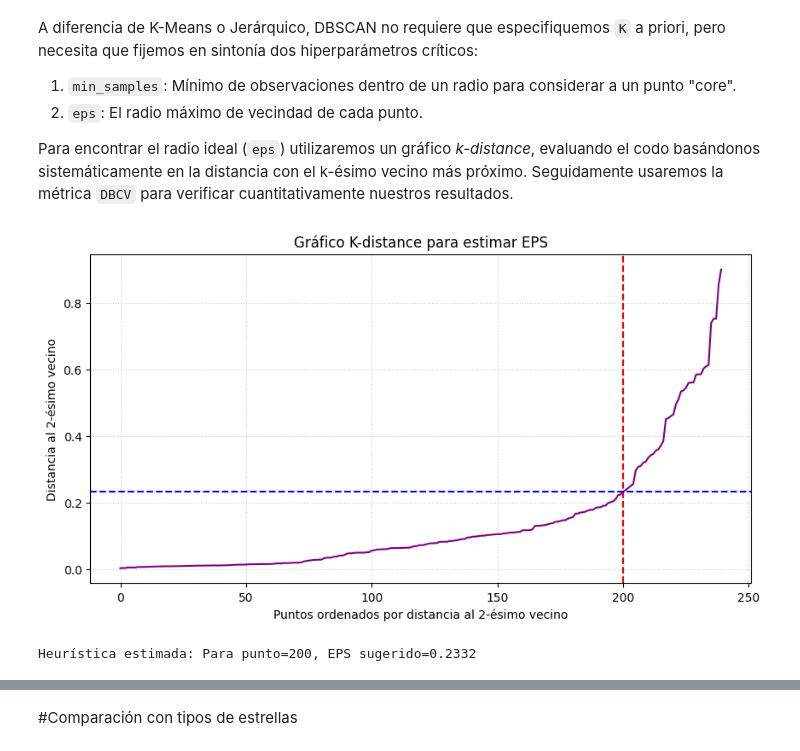
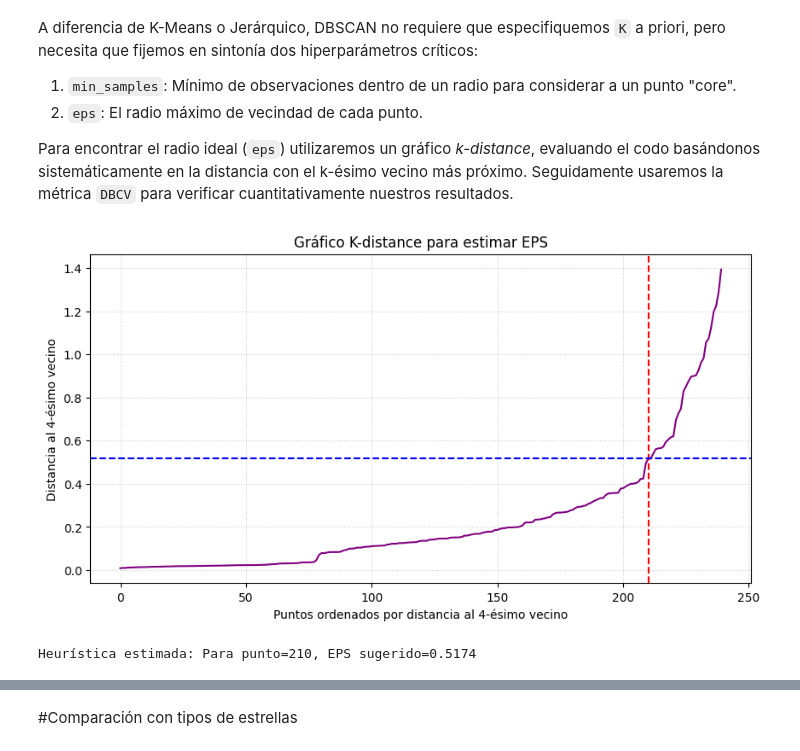
Before and after one commit to 100522371/P2_AA_Grupo17, a Jupyter notebook: p2_grupo17.ipynb, the cells around one changed output, grey strips where cells are left out. Drawn from its saved outputs; the diff is of its cells as text; code cells hidden in the pictures.

```diff
--- a/p2_grupo17.ipynb
+++ b/p2_grupo17.ipynb
@@ -399,33 +384,33 @@ A diferencia de K-Means o Jerárquico, DBSCAN no requiere que especifiquemos `K`
 Para encontrar el radio ideal (`eps`) utilizaremos un gráfico *k-distance*, evaluando el codo basándonos sistemáticamente en la distancia con el k-ésimo vecino más próximo. Seguidamente usaremos la métrica `DBCV` para verificar cuantitativamente nuestros resultados.
 # %%
 # Análisis del k-distance para calcular un EPS inicial (Heurística)
-# Fijamos min_samples en 3 por tratarse de un conjunto 2D estándar y sin demasiada densidad
-min_samples = 3
+# Fijamos min_samples en 5 por tratarse de un conjunto 2D estándar y sin demasiada densidad
+min_samples = 5
 
 nn = NearestNeighbors(n_neighbors=min_samples)
 nn.fit(df)
 distances, indices = nn.kneighbors(df)
 
 # Ordenamos las distancias del k-ésimo vecino (min_samples - 1 es el índice)
 sorted_distances = np.sort(distances[:, min_samples-1], axis=0)
 
 # Al observar la lista, el codo / subida fuerte en nuestro dataset de PCA ocurre aprox alrededor del pto 210
-x_point = 200
+x_point = 210
 y_value_eps = sorted_distances[x_point]
 
 plt.figure(figsize=(10, 5))
 plt.plot(sorted_distances, color='purple')
 plt.xlabel(f'Puntos ordenados por distancia al {min_samples-1}-ésimo vecino')
 plt.ylabel(f'Distancia al {min_samples-1}-ésimo vecino')
 plt.title('Gráfico K-distance para estimar EPS')
 plt.axvline(x=x_point, color='r', linestyle='--')
 plt.axhline(y=y_value_eps, color='b', linestyle='--')
 plt.grid(True, linestyle=':', alpha=0.6)
 plt.show()
 
 print(f"Heurística estimada: Para punto={x_point}, EPS sugerido={y_value_eps:.4f}")
 # %% [output]
-[figure, old version]
+[figure, new version]
-Heurística estimada: Para punto=200, EPS sugerido=0.2332
+Heurística estimada: Para punto=210, EPS sugerido=0.5174
 # %%
 # Fine-tuning iterativo midiendo con la métrica DBCV
```
Also changed, not shown: parts of 22 cells of this notebook.
